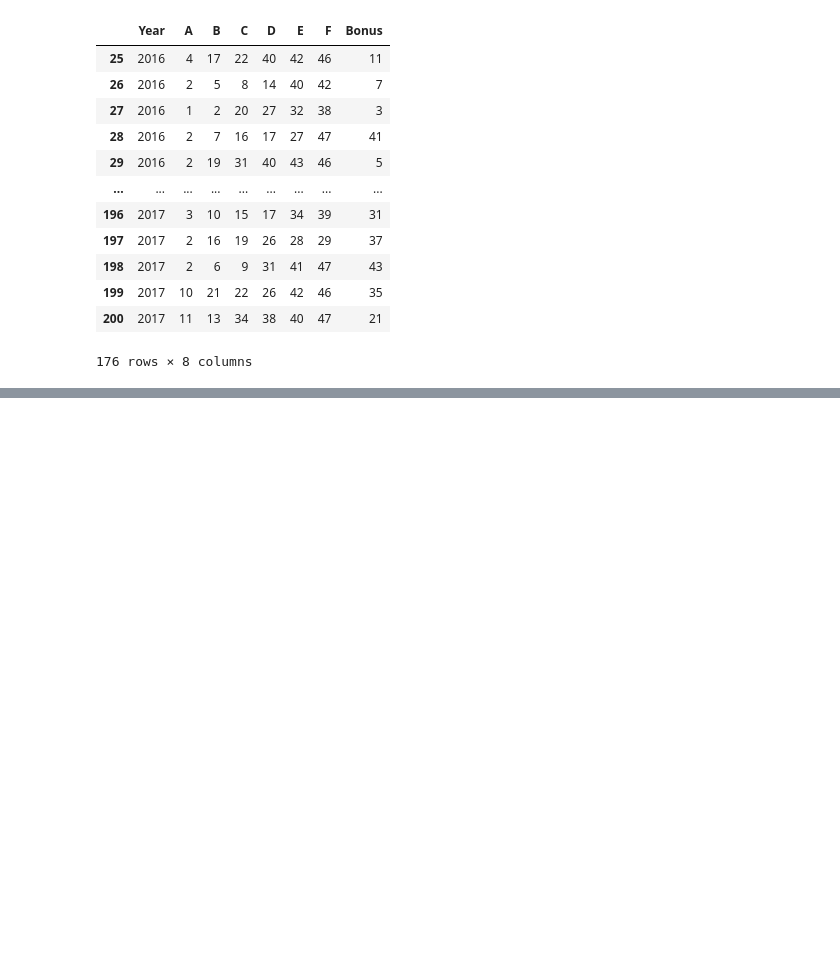
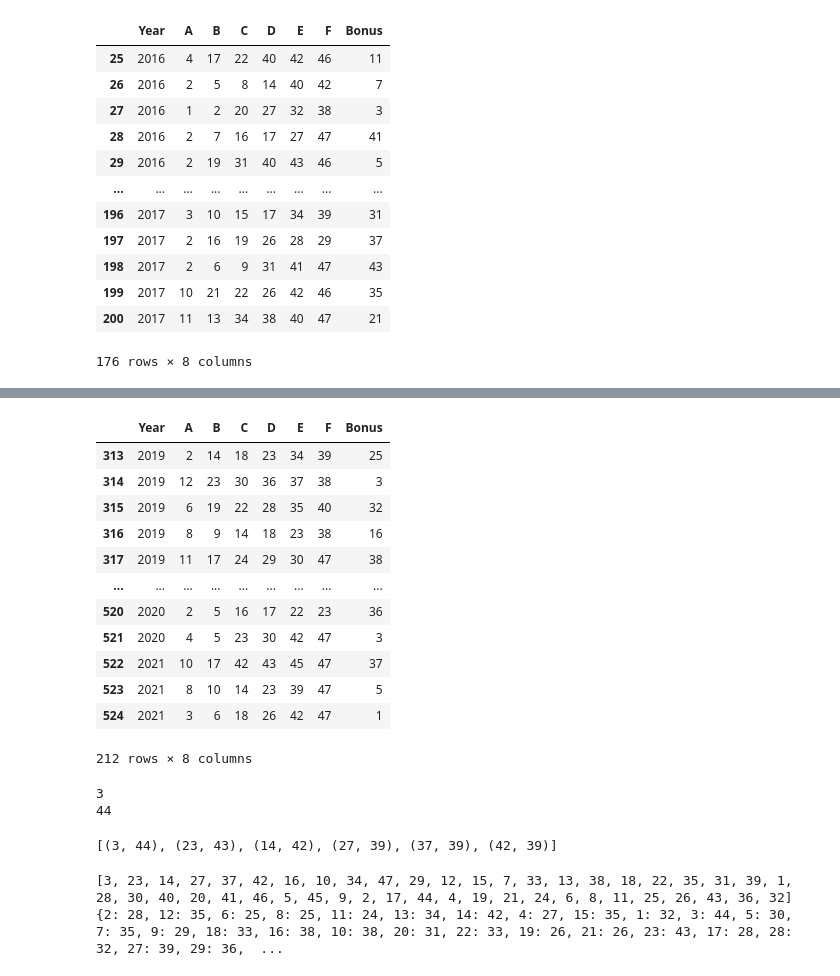
Before and after one commit to killfoley/Lotto-Scraping, a Jupyter notebook: Lotto results notebook.ipynb, the cells around one changed output, grey strips where cells are left out. Saved outputs shown, nothing was run; the diff lists cells and outputs as text; code cells hidden in the pictures; blank space fills up the shorter version.

```diff
--- a/Lotto results notebook.ipynb
+++ b/Lotto results notebook.ipynb
@@ -817,0 +904,46 @@ df_lotto.loc[25:200]
+# %%
+df19_20_21 = df_lotto.loc[df_lotto['Year'].isin(['2019','2020','2021'])]
+df19_20_21
+# %% [output]
+|  | Year | A | B | C | D | E | F | Bonus |
+| 313 | 2019 | 2 | 14 | 18 | 23 | 34 | 39 | 25 |
+| 314 | 2019 | 12 | 23 | 30 | 36 | 37 | 38 | 3 |
+| 315 | 2019 | 6 | 19 | 22 | 28 | 35 | 40 | 32 |
+| 316 | 2019 | 8 | 9 | 14 | 18 | 23 | 38 | 16 |
+| 317 | 2019 | 11 | 17 | 24 | 29 | 30 | 47 | 38 |
+| ... | ... | ... | ... | ... | ... | ... | ... | ... |
+| 520 | 2020 | 2 | 5 | 16 | 17 | 22 | 23 | 36 |
+| 521 | 2020 | 4 | 5 | 23 | 30 | 42 | 47 | 3 |
+| 522 | 2021 | 10 | 17 | 42 | 43 | 45 | 47 | 37 |
+| 523 | 2021 | 8 | 10 | 14 | 23 | 39 | 47 | 5 |
+| 524 | 2021 | 3 | 6 | 18 | 26 | 42 | 47 | 1 |
+212 rows × 8 columns
+# %%
+list_ball_19to21 = list(df19_20_21.drop(['Year'],axis=1).values.T.flatten())
+most_common_19to21,num_most_common_19to21 = Counter(list_ball_19to21).most_common(1)[0]
+print(most_common_19to21)
+print(num_most_common_19to21)
+# %% [output]
+3
+44
+# %%
+# find the 6 most common numbers in the list
+most_common_6_19to21 = Counter(list_ball_19to21).most_common(6)
+most_common_6_19to21
+# %% [output]
+[(3, 44), (23, 43), (14, 42), (27, 39), (37, 39), (42, 39)]
+# %%
+number_counter_19to21 = {}
+for number in list_ball_19to21:
+    if number in number_counter_19to21:
+        number_counter_19to21[number] += 1
+    else:
+        number_counter_19to21[number] = 1
+
+popular_numbers_19to21 = sorted(number_counter_19to21, key = number_counter_19to21.get, reverse = True)
+
+print(popular_numbers_19to21)
+print(number_counter_19to21)
+# %% [output]
+[3, 23, 14, 27, 37, 42, 16, 10, 34, 47, 29, 12, 15, 7, 33, 13, 38, 18, 22, 35, 31, 39, 1, 28, 30, 40, 20, 41, 46, 5, 45, 9, 2, 17, 44, 4, 19, 21, 24, 6, 8, 11, 25, 26, 43, 36, 32]
+{2: 28, 12: 35, 6: 25, 8: 25, 11: 24, 13: 34, 14: 42, 4: 27, 15: 35, 1: 32, 3: 44, 5: 30, 7: 35, 9: 29, 18: 33, 16: 38, 10: 38, 20: 31, 22: 33, 19: 26, 21: 26, 23: 43, 17: 28, 28: 32, 27: 39, 29: 36,  ...
```
Also changed, not shown: parts of 11 cells of this notebook.
